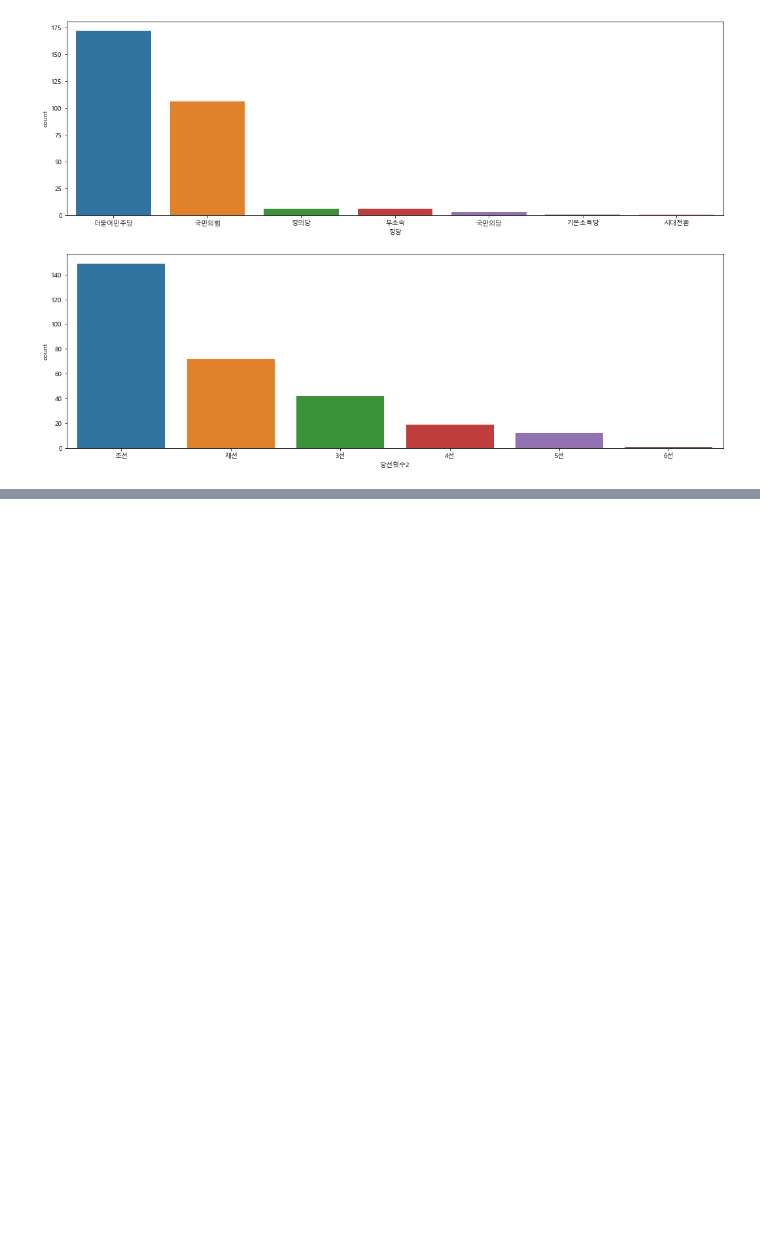
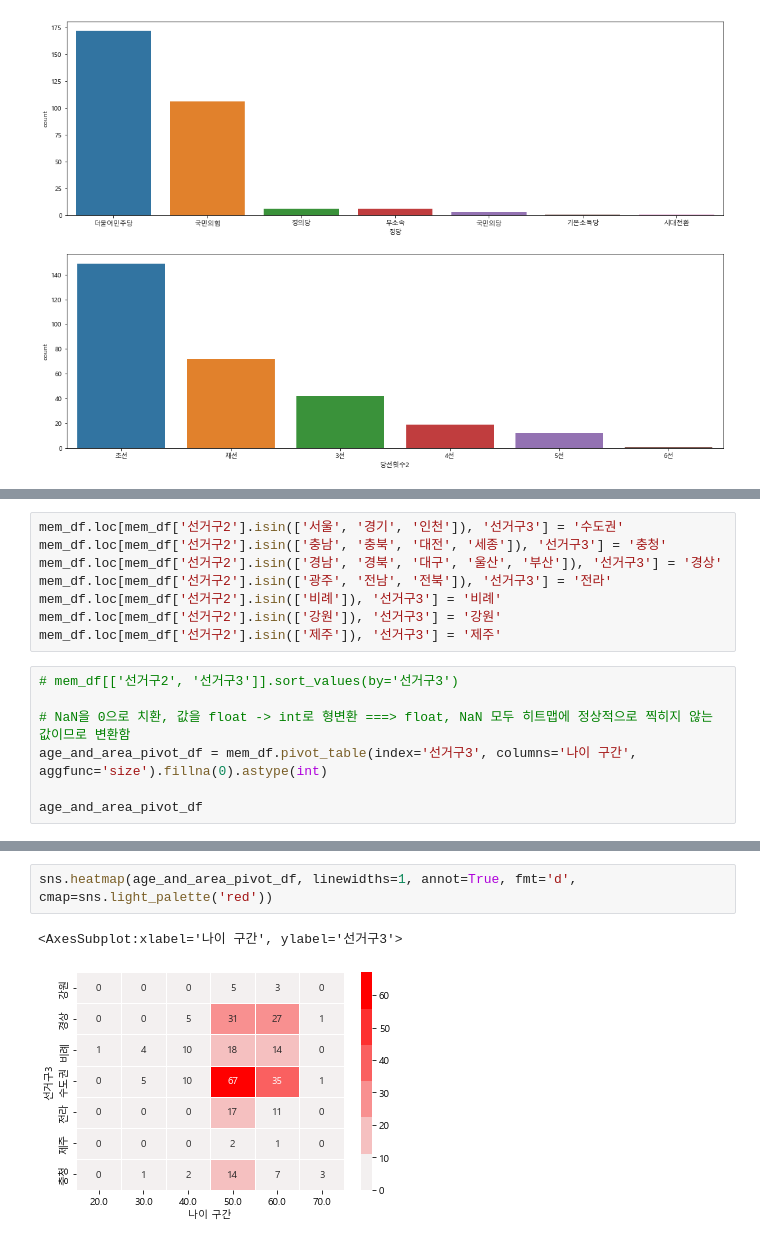
Before and after one commit to NestVail/python_webscraping, a Jupyter notebook: 국회의원현황.ipynb, the cells around one changed output, grey strips where cells are left out. Cells and saved outputs as stored; diff of their text form; blank space fills up the shorter version.

```diff
--- a/국회의원현황.ipynb
+++ b/국회의원현황.ipynb
@@ -319,0 +479,15 @@ sns.countplot(data=mem_df, x='당선횟수2', ax=axes2, order=mem_df['당선횟
+# %%
+mem_df.loc[mem_df['선거구2'].isin(['서울', '경기', '인천']), '선거구3'] = '수도권'
+mem_df.loc[mem_df['선거구2'].isin(['충남', '충북', '대전', '세종']), '선거구3'] = '충청'
+mem_df.loc[mem_df['선거구2'].isin(['경남', '경북', '대구', '울산', '부산']), '선거구3'] = '경상'
+mem_df.loc[mem_df['선거구2'].isin(['광주', '전남', '전북']), '선거구3'] = '전라'
+mem_df.loc[mem_df['선거구2'].isin(['비례']), '선거구3'] = '비례'
+mem_df.loc[mem_df['선거구2'].isin(['강원']), '선거구3'] = '강원'
+mem_df.loc[mem_df['선거구2'].isin(['제주']), '선거구3'] = '제주'
+# %%
+# mem_df[['선거구2', '선거구3']].sort_values(by='선거구3')
+
+# NaN을 0으로 치환, 값을 float -> int로 형변환 ===> float, NaN 모두 히트맵에 정상적으로 찍히지 않는 값이므로 변환함
+age_and_area_pivot_df = mem_df.pivot_table(index='선거구3', columns='나이 구간', aggfunc='size').fillna(0).astype(int)
+
+age_and_area_pivot_df
@@ -319,0 +504,5 @@ sns.countplot(data=mem_df, x='당선횟수2', ax=axes2, order=mem_df['당선횟
+# %%
+sns.heatmap(age_and_area_pivot_df, linewidths=1, annot=True, fmt='d', cmap=sns.light_palette('red'))
+# %% [output]
+<AxesSubplot:xlabel='나이 구간', ylabel='선거구3'>
+[figure, added]
```
Also changed, not shown: parts of 16 cells of this notebook, 1 other file.
